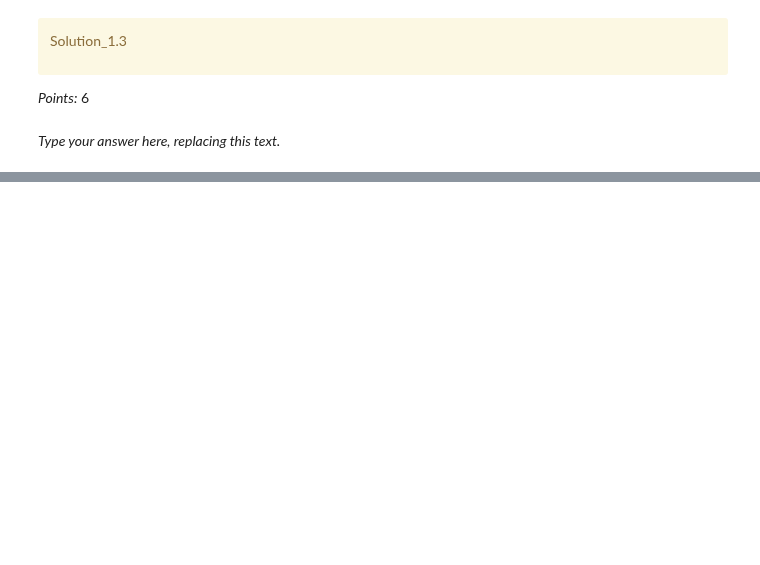
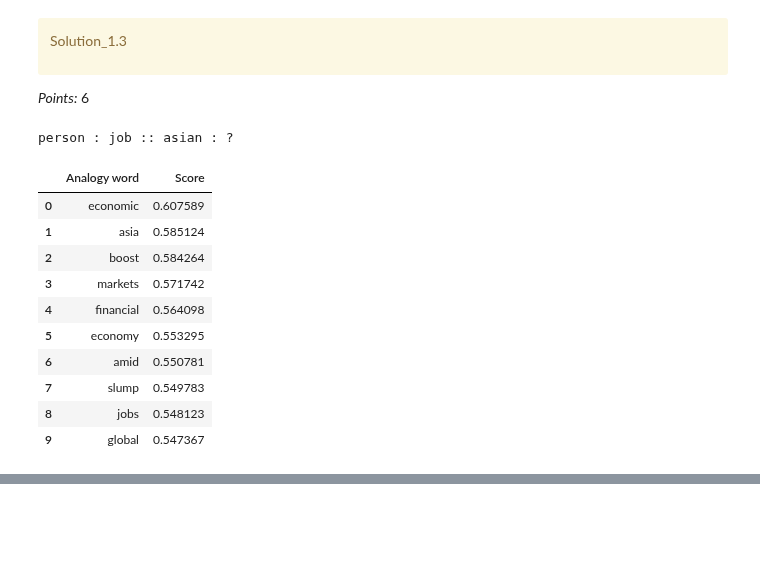
Before and after one commit to BradPeng/cpsc330-2023s, a Jupyter notebook: hw/hw7/hw7.ipynb, the cells around one changed output, grey strips where cells are left out. Saved outputs shown, nothing was run; the diff lists cells and outputs as text; code cells hidden in the pictures; blank space fills up the shorter version.

```diff
--- a/hw/hw7/hw7.ipynb
+++ b/hw/hw7/hw7.ipynb
@@ -138,6 +108,8 @@ _Points:_ 2
 # %%
-word_list = ["ubc", "brad", "money", "taboo"]
-for word in word_list:
-    similar = glove_wiki_vectors.most_similar(word)
-    print(f"Similar words to {word} are {similar}\n")
+# Some code inspired from Lecture 17 Notes
+words = ["click", "earthquake", "cow", "sad"]
+
+for word in words:
+    sim_word = glove_wiki_vectors.most_similar(word)
+    print(f"The words most similar to '{word}' are {sim_word}")
 # %% [output]
@@ -264,5 +233,18 @@ Solution_1.3
 </div>
 
 _Points:_ 6
-# %% [markdown]
-_Type your answer here, replacing this text._
+# %%
+analogy("person", "job", "asian")
+# %% [output]
+person : job :: asian : ?
+|  | Analogy word | Score |
+| 0 | economic | 0.607589 |
+| 1 | asia | 0.585124 |
+| 2 | boost | 0.584264 |
+| 3 | markets | 0.571742 |
+| 4 | financial | 0.564098 |
+| 5 | economy | 0.553295 |
+| 6 | amid | 0.550781 |
+| 7 | slump | 0.549783 |
+| 8 | jobs | 0.548123 |
+| 9 | global | 0.547367 |
```
Also changed, not shown: parts of 48 cells of this notebook, 1 other file.
